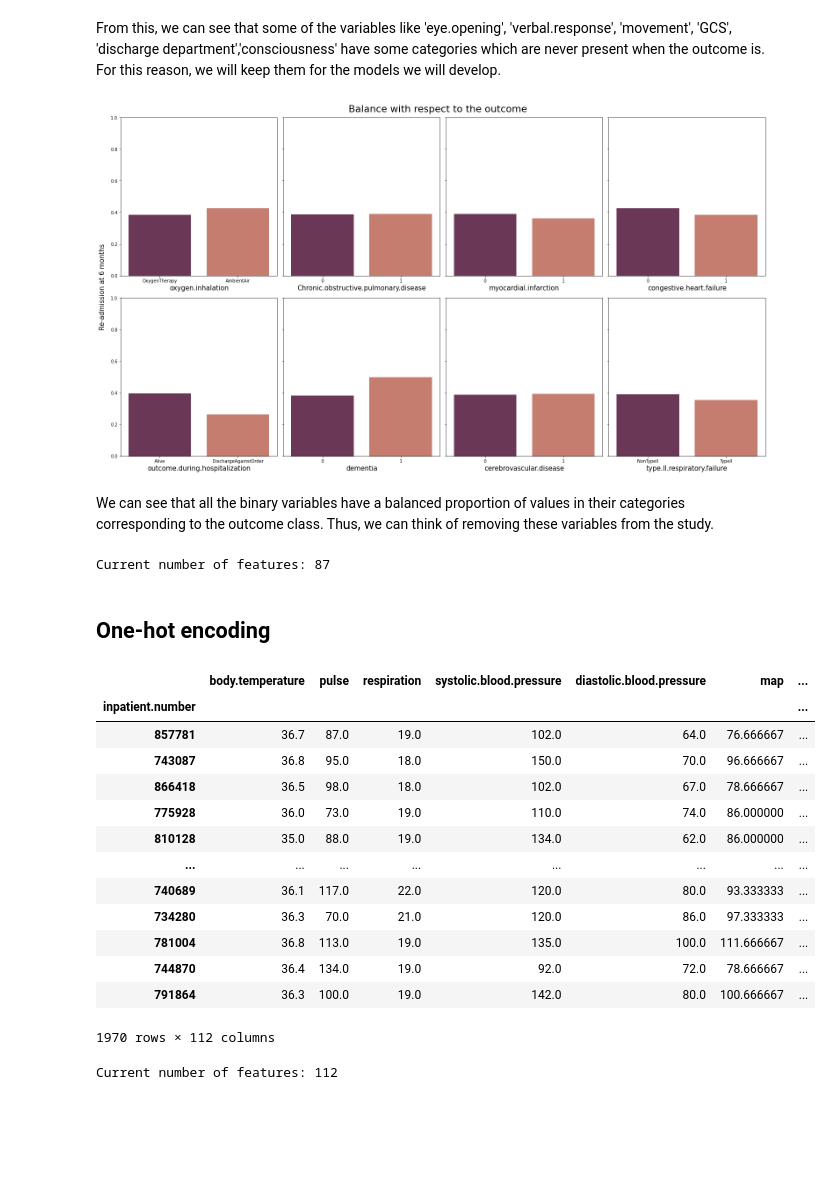
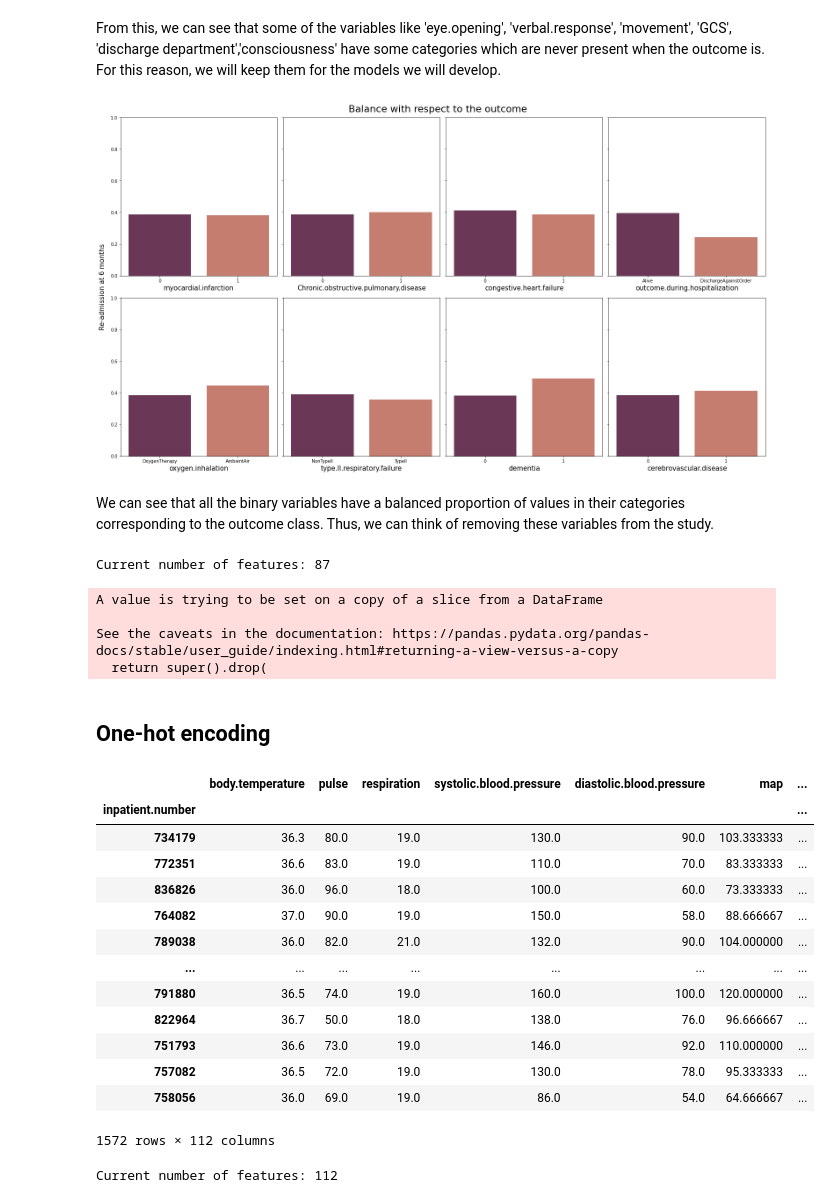
Before and after one commit to annachiara-rossi/heart-failure-project, a Jupyter notebook: 2_Cleaned_data.ipynb, the cells around one changed output. Drawn from its saved outputs; the diff is of its cells as text; code cells hidden in the pictures; blank space fills up the shorter version.

```diff
--- a/2_Cleaned_data.ipynb
+++ b/2_Cleaned_data.ipynb
@@ -171,7 +202,7 @@ not_continuous.extend(binary_columns)
 not_continuous.extend(ordinal_columns)
 # %%
 # list of the columns with continuous variables, all those not included in the previous
-continuous_columns = [col_name for col_name in data.columns if col_name not in not_continuous]
+continuous_columns = [col_name for col_name in X_train.columns if col_name not in not_continuous]
 # %% [markdown]
 ## Verify if the variable with unbalanced category are unbalanced also in the outcome
 Before proceeding to One-hot econding, we want to see whether all the categorical variables are useful for our study. In particular, in the initial analysis, we noticed that some features are particularly unbalanced. Let's put together all categorical features and see if one category represents than 80% of the total values of the variables.
@@ -180,7 +211,7 @@ cat_columns = not_continuous.copy()
 
 unbalanced_cols=[]
 for col_name in cat_columns:
-    max_value = (data[col_name].value_counts()/data.shape[0]).max()
+    max_value = (X_train[col_name].value_counts()/X_train.shape[0]).max()
     if max_value>0.8 and col_name!= "death.within.28.days" and col_name!= "re.admission.within.28.days" and col_name!= "death.within.3.months"and col_name!= "death.within.6.months":
         print(col_name,': ',max_value)
         unbalanced_cols.append(col_name)
@@ -248,7 +279,7 @@ i = 0
 for column_name in group2:
 
     sns.barplot(ax=axes[i,idx], x=column_name, y= outcome_name,
-                data=data, saturation=.5, ci=None, palette='rocket')
+                data=X_train, saturation=.5, ci=None, palette='rocket')
     axes[i,idx].set_ylabel('')
     axes[i,idx].set_xlabel(column_name, size = 15)
     idx += 1
@@ -260,16 +291,20 @@ plt.ylim([0,1])
 fig.tight_layout()
 plt.show()
 # %% [output]
-[figure, old version]
+[figure, new version]
 # %% [markdown]
 We can see that all the binary variables have a balanced proportion of values in their categories corresponding to the outcome class. Thus, we can think of removing these variables from the study.
 # %%
 balanced_in_outcome.extend(group2)
 # %%
-data.drop(columns = balanced_in_outcome, inplace = True)
-print(f"Current number of features: {data.shape[1]}")
+X_train.drop(columns = balanced_in_outcome, inplace = True)
+print(f"Current number of features: {X_train.shape[1]}")
 # %% [output]
 Current number of features: 87
+A value is trying to be set on a copy of a slice from a DataFrame
+
+See the caveats in the documentation: https://pandas.pydata.org/pandas-docs/stable/user_guide/indexing.html#returning-a-view-versus-a-copy
+  return super().drop(
 # %%
 # now we should adjust the lists of variables
 
@@ -291,31 +326,31 @@ not_continuous.extend(ordinal_columns)
 ## One-hot encoding
 # %%
 # convert to categorical
-cat_data = data[categorical_columns]
+cat_data = X_train[categorical_columns]
 cat_data = pd.get_dummies(cat_data)
 # %%
 # not_cat should contain both continuous, binary and ordinal variables
 not_cat = continuous_columns.copy()
 not_cat.extend(binary_columns)
 not_cat.extend(ordinal_columns)
 
-data_new = data[not_cat].join(cat_data)
+data_new = X_train[not_cat].join(cat_data)
 data_new  # data containing the dummies for algorithms
 # %% [output]
 |  | body.temperature | pulse | respiration | systolic.blood.pressure | diastolic.blood.pressure | map | ... |
 | inpatient.number |  |  |  |  |  |  | ... |
-| 857781 | 36.7 | 87.0 | 19.0 | 102.0 | 64.0 | 76.666667 | ... |
-| 743087 | 36.8 | 95.0 | 18.0 | 150.0 | 70.0 | 96.666667 | ... |
-| 866418 | 36.5 | 98.0 | 18.0 | 102.0 | 67.0 | 78.666667 | ... |
-| 775928 | 36.0 | 73.0 | 19.0 | 110.0 | 74.0 | 86.000000 | ... |
-| 810128 | 35.0 | 88.0 | 19.0 | 134.0 | 62.0 | 86.000000 | ... |
+| 734179 | 36.3 | 80.0 | 19.0 | 130.0 | 90.0 | 103.333333 | ... |
+| 772351 | 36.6 | 83.0 | 19.0 | 110.0 | 70.0 | 83.333333 | ... |
+| 836826 | 36.0 | 96.0 | 18.0 | 100.0 | 60.0 | 73.333333 | ... |
+| 764082 | 37.0 | 90.0 | 19.0 | 150.0 | 58.0 | 88.666667 | ... |
+| 789038 | 36.0 | 82.0 | 21.0 | 132.0 | 90.0 | 104.000000 | ... |
 | ... | ... | ... | ... | ... | ... | ... | ... |
-| 740689 | 36.1 | 117.0 | 22.0 | 120.0 | 80.0 | 93.333333 | ... |
-| 734280 | 36.3 | 70.0 | 21.0 | 120.0 | 86.0 | 97.333333 | ... |
-| 781004 | 36.8 | 113.0 | 19.0 | 135.0 | 100.0 | 111.666667 | ... |
-| 744870 | 36.4 | 134.0 | 19.0 | 92.0 | 72.0 | 78.666667 | ... |
-| 791864 | 36.3 | 100.0 | 19.0 | 142.0 | 80.0 | 100.666667 | ... |
+| 791880 | 36.5 | 74.0 | 19.0 | 160.0 | 100.0 | 120.000000 | ... |
+| 822964 | 36.7 | 50.0 | 18.0 | 138.0 | 76.0 | 96.666667 | ... |
+| 751793 | 36.6 | 73.0 | 19.0 | 146.0 | 92.0 | 110.000000 | ... |
+| 757082 | 36.5 | 72.0 | 19.0 | 130.0 | 78.0 | 95.333333 | ... |
+| 758056 | 36.0 | 69.0 | 19.0 | 86.0 | 54.0 | 64.666667 | ... |
-1970 rows × 112 columns
+1572 rows × 112 columns
 # %%
 print(f"Current number of features: {data_new.shape[1]}")
 # %% [output]
```
Also changed, not shown: parts of 27 cells of this notebook.
